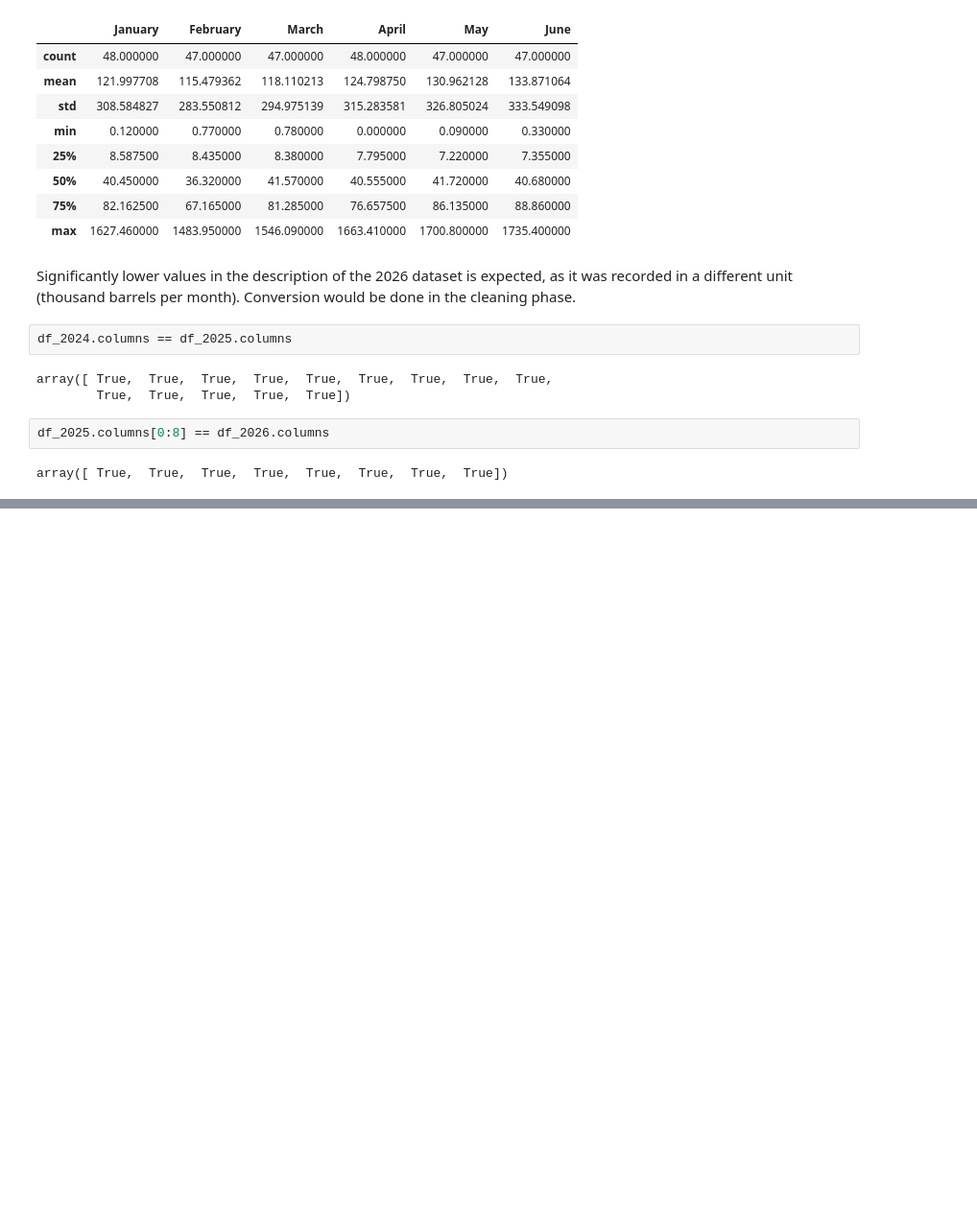
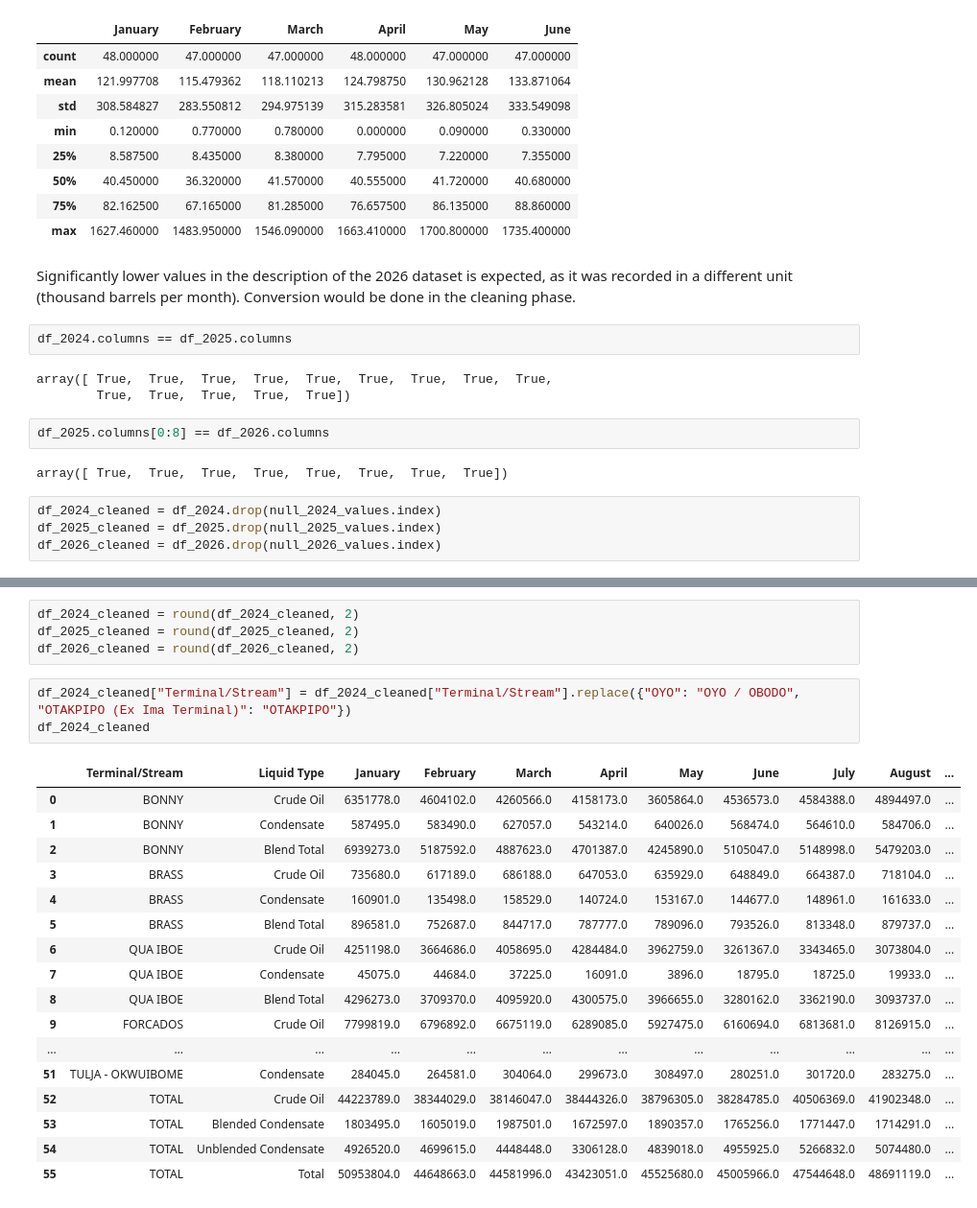
Before and after one commit to loteehenry/Oil-Production---Exploratory-Data-Analysis, a Jupyter notebook: notebooks/analysis.ipynb, the cells around one changed output, grey strips where cells are left out. Shown at 96% size. Saved outputs shown, nothing was run; the diff lists cells and outputs as text; blank space fills up the shorter version.

```diff
--- a/notebooks/analysis.ipynb
+++ b/notebooks/analysis.ipynb
@@ -268,3 +261,7 @@ array([ True,  True,  True,  True,  True,  True,  True,  True,  True,
 df_2025.columns[0:8] == df_2026.columns
 # %% [output]
 array([ True,  True,  True,  True,  True,  True,  True,  True])
+# %%
+df_2024_cleaned = df_2024.drop(null_2024_values.index)
+df_2025_cleaned = df_2025.drop(null_2025_values.index)
+df_2026_cleaned = df_2026.drop(null_2026_values.index)
@@ -270,0 +302,25 @@ array([ True,  True,  True,  True,  True,  True,  True,  True])
+# %%
+df_2024_cleaned = round(df_2024_cleaned, 2)
+df_2025_cleaned = round(df_2025_cleaned, 2)
+df_2026_cleaned = round(df_2026_cleaned, 2)
+# %%
+df_2024_cleaned["Terminal/Stream"] = df_2024_cleaned["Terminal/Stream"].replace({"OYO": "OYO / OBODO", "OTAKPIPO (Ex Ima Terminal)": "OTAKPIPO"})
+df_2024_cleaned
+# %% [output]
+|  | Terminal/Stream | Liquid Type | January | February | March | April | May | June | July | August | ... |
+| 0 | BONNY | Crude Oil | 6351778.0 | 4604102.0 | 4260566.0 | 4158173.0 | 3605864.0 | 4536573.0 | 4584388.0 | 4894497.0 | ... |
+| 1 | BONNY | Condensate | 587495.0 | 583490.0 | 627057.0 | 543214.0 | 640026.0 | 568474.0 | 564610.0 | 584706.0 | ... |
+| 2 | BONNY | Blend Total | 6939273.0 | 5187592.0 | 4887623.0 | 4701387.0 | 4245890.0 | 5105047.0 | 5148998.0 | 5479203.0 | ... |
+| 3 | BRASS | Crude Oil | 735680.0 | 617189.0 | 686188.0 | 647053.0 | 635929.0 | 648849.0 | 664387.0 | 718104.0 | ... |
+| 4 | BRASS | Condensate | 160901.0 | 135498.0 | 158529.0 | 140724.0 | 153167.0 | 144677.0 | 148961.0 | 161633.0 | ... |
+| 5 | BRASS | Blend Total | 896581.0 | 752687.0 | 844717.0 | 787777.0 | 789096.0 | 793526.0 | 813348.0 | 879737.0 | ... |
+| 6 | QUA IBOE | Crude Oil | 4251198.0 | 3664686.0 | 4058695.0 | 4284484.0 | 3962759.0 | 3261367.0 | 3343465.0 | 3073804.0 | ... |
+| 7 | QUA IBOE | Condensate | 45075.0 | 44684.0 | 37225.0 | 16091.0 | 3896.0 | 18795.0 | 18725.0 | 19933.0 | ... |
+| 8 | QUA IBOE | Blend Total | 4296273.0 | 3709370.0 | 4095920.0 | 4300575.0 | 3966655.0 | 3280162.0 | 3362190.0 | 3093737.0 | ... |
+| 9 | FORCADOS | Crude Oil | 7799819.0 | 6796892.0 | 6675119.0 | 6289085.0 | 5927475.0 | 6160694.0 | 6813681.0 | 8126915.0 | ... |
+| ... | ... | ... | ... | ... | ... | ... | ... | ... | ... | ... | ... |
+| 51 | TULJA - OKWUIBOME | Condensate | 284045.0 | 264581.0 | 304064.0 | 299673.0 | 308497.0 | 280251.0 | 301720.0 | 283275.0 | ... |
+| 52 | TOTAL | Crude Oil | 44223789.0 | 38344029.0 | 38146047.0 | 38444326.0 | 38796305.0 | 38284785.0 | 40506369.0 | 41902348.0 | ... |
+| 53 | TOTAL | Blended Condensate | 1803495.0 | 1605019.0 | 1987501.0 | 1672597.0 | 1890357.0 | 1765256.0 | 1771447.0 | 1714291.0 | ... |
+| 54 | TOTAL | Unblended Condensate | 4926520.0 | 4699615.0 | 4448448.0 | 3306128.0 | 4839018.0 | 4955925.0 | 5266832.0 | 5074480.0 | ... |
+| 55 | TOTAL | Total | 50953804.0 | 44648663.0 | 44581996.0 | 43423051.0 | 45525680.0 | 45005966.0 | 47544648.0 | 48691119.0 | ... |
```
Also changed, not shown: parts of 13 cells of this notebook.
